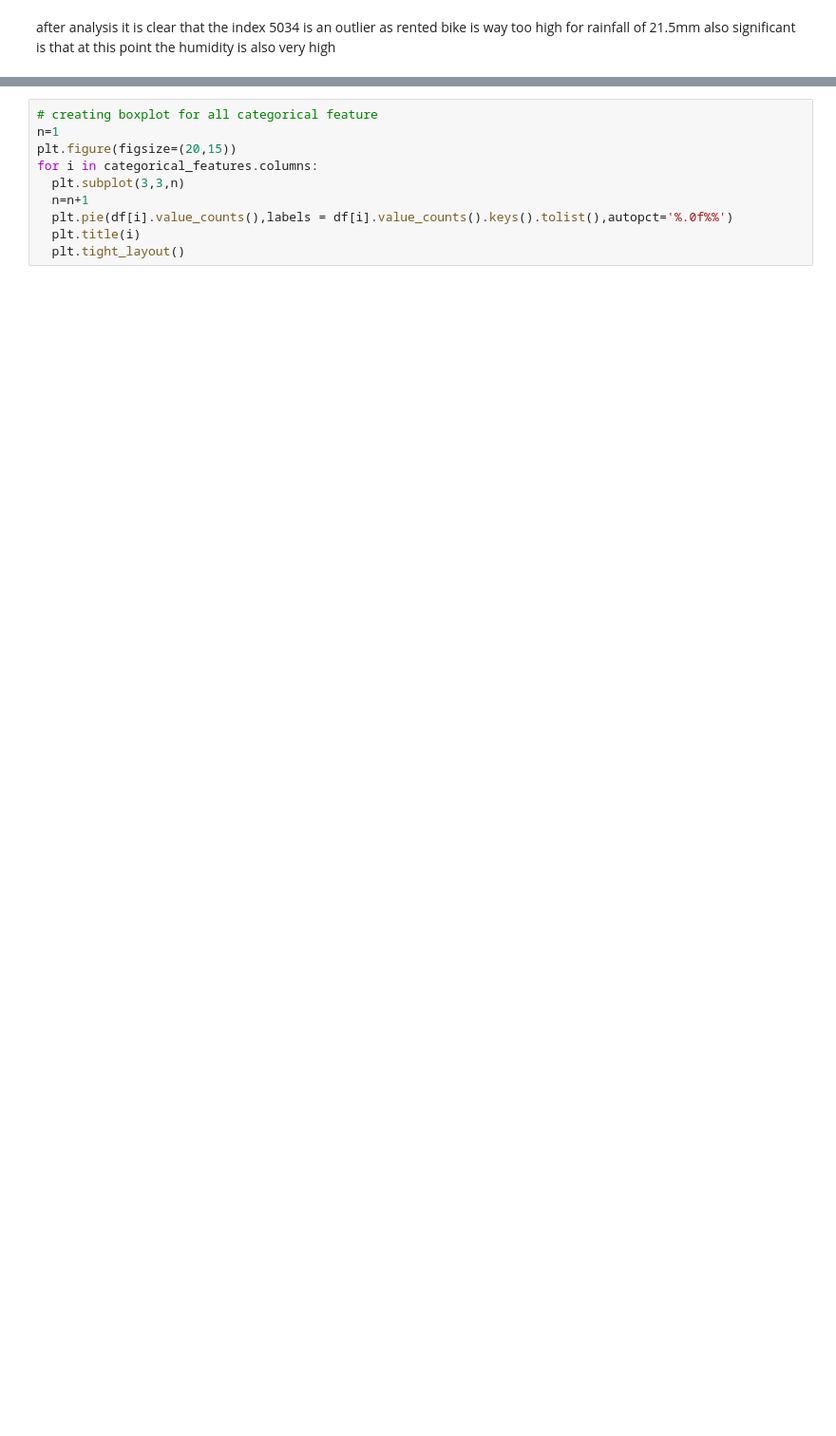
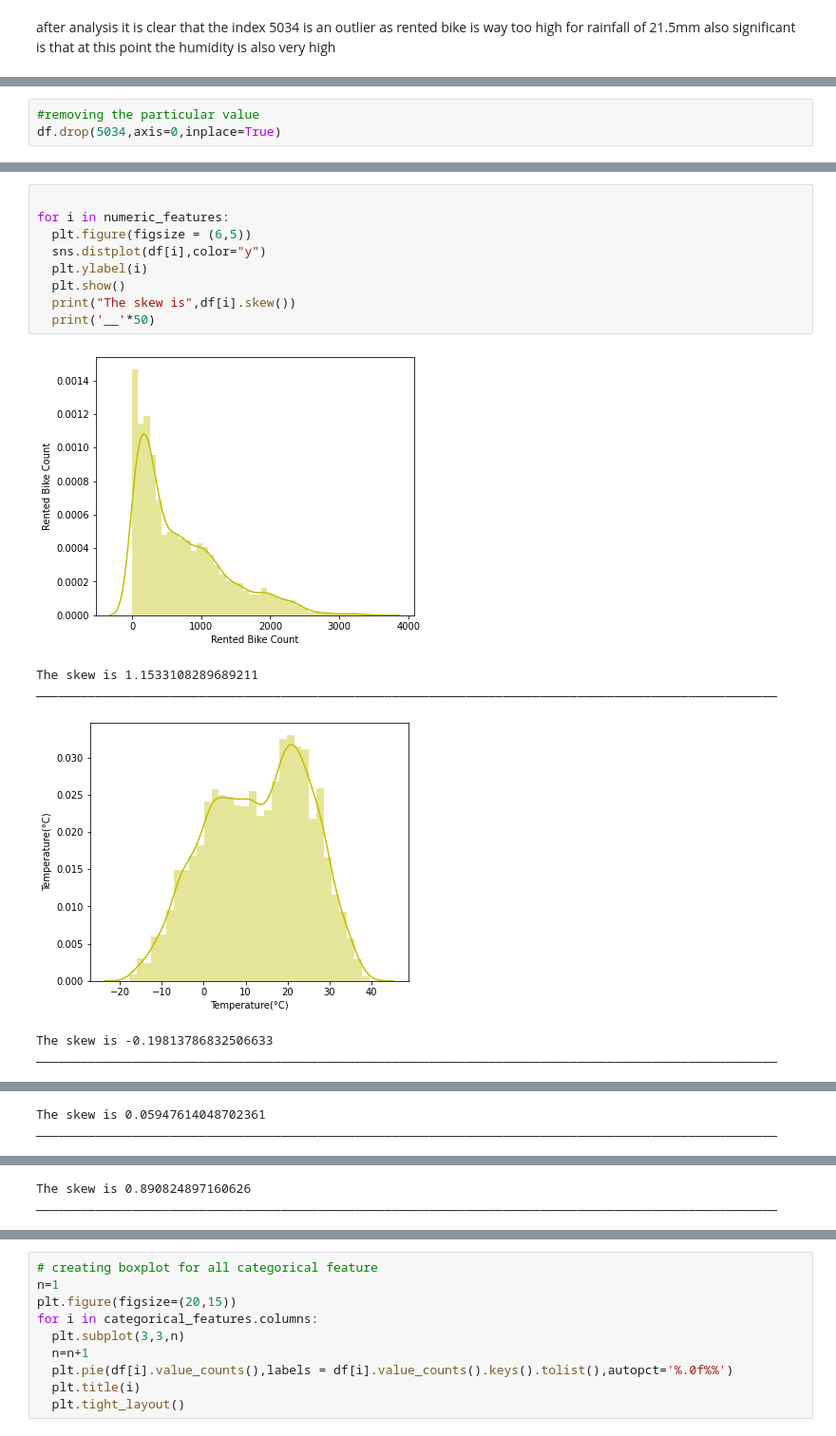
Before and after one commit to Nakulpradeep94/Bike_Sharing_demand_prediction, a Jupyter notebook: Bike_Sharing_Demand_Prediction_Capstone_Project.ipynb, the cells around one changed output, grey strips where cells are left out. Shown at 95% size. Cells and saved outputs as stored; diff of their text form; blank space fills up the shorter version.

```diff
--- a/Bike_Sharing_Demand_Prediction_Capstone_Project.ipynb
+++ b/Bike_Sharing_Demand_Prediction_Capstone_Project.ipynb
@@ -674,0 +653,3 @@ TypeError: ignored
+# %%
+#removing the particular value
+df.drop(5034,axis=0,inplace=True)
@@ -676,0 +677,16 @@ df
+# %%
+
+for i in numeric_features:
+  plt.figure(figsize = (6,5))
+  sns.distplot(df[i],color="y")
+  plt.ylabel(i)
+  plt.show()
+  print("The skew is",df[i].skew())
+  print('__'*50)
+# %% [output]
+[figure, added]
+The skew is 1.1533108289689211
+____________________________________________________________________________________________________
+[figure, added]
+The skew is -0.19813786832506633
+____________________________________________________________________________________________________
@@ -676,0 +694,2 @@ df
+The skew is 0.05947614048702361
+____________________________________________________________________________________________________
@@ -676,0 +697,2 @@ df
+The skew is 0.890824897160626
+____________________________________________________________________________________________________
```
Also changed, not shown: parts of 34 cells of this notebook.
